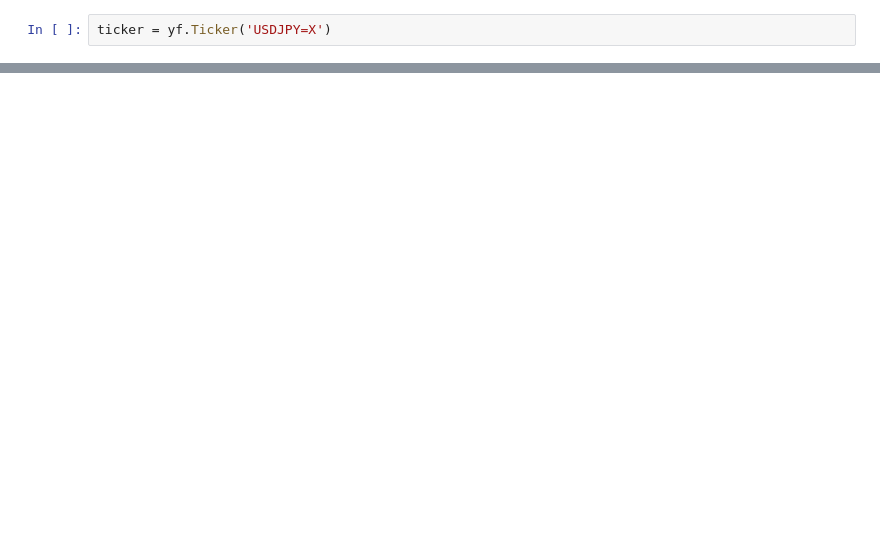
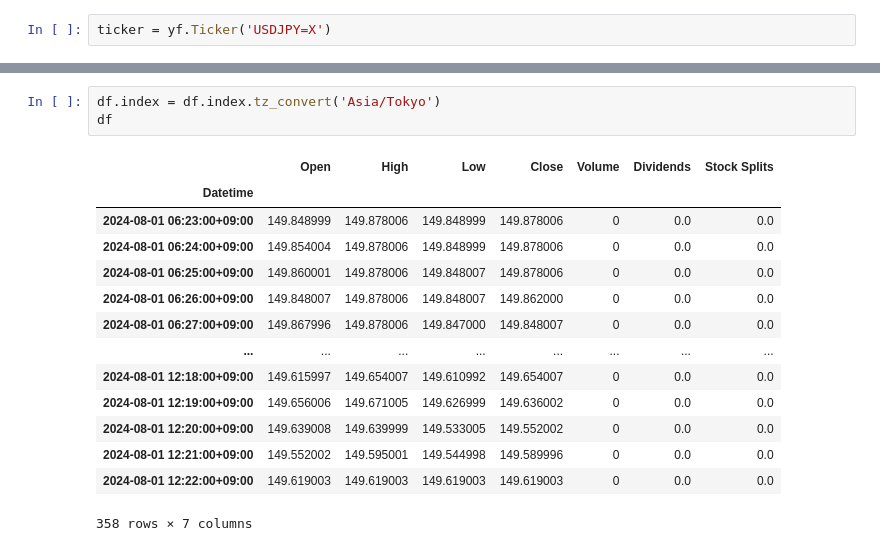
Before and after one commit to bitwalk123/stock-explorer, a Jupyter notebook: jupyter/yfinance_test_004.ipynb, the cells around one changed output, grey strips where cells are left out. Cells and saved outputs as stored; diff of their text form; blank space fills up the shorter version.

```diff
--- a/jupyter/yfinance_test_004.ipynb
+++ b/jupyter/yfinance_test_004.ipynb
@@ -47,0 +29,18 @@ ticker.history_metadata
+# %%
+df.index = df.index.tz_convert('Asia/Tokyo')
+df
+# %% [output]
+|  | Open | High | Low | Close | Volume | Dividends | Stock Splits |
+| Datetime |  |  |  |  |  |  |  |
+| 2024-08-01 06:23:00+09:00 | 149.848999 | 149.878006 | 149.848999 | 149.878006 | 0 | 0.0 | 0.0 |
+| 2024-08-01 06:24:00+09:00 | 149.854004 | 149.878006 | 149.848999 | 149.878006 | 0 | 0.0 | 0.0 |
+| 2024-08-01 06:25:00+09:00 | 149.860001 | 149.878006 | 149.848007 | 149.878006 | 0 | 0.0 | 0.0 |
+| 2024-08-01 06:26:00+09:00 | 149.848007 | 149.878006 | 149.848007 | 149.862000 | 0 | 0.0 | 0.0 |
+| 2024-08-01 06:27:00+09:00 | 149.867996 | 149.878006 | 149.847000 | 149.848007 | 0 | 0.0 | 0.0 |
+| ... | ... | ... | ... | ... | ... | ... | ... |
+| 2024-08-01 12:18:00+09:00 | 149.615997 | 149.654007 | 149.610992 | 149.654007 | 0 | 0.0 | 0.0 |
+| 2024-08-01 12:19:00+09:00 | 149.656006 | 149.671005 | 149.626999 | 149.636002 | 0 | 0.0 | 0.0 |
+| 2024-08-01 12:20:00+09:00 | 149.639008 | 149.639999 | 149.533005 | 149.552002 | 0 | 0.0 | 0.0 |
+| 2024-08-01 12:21:00+09:00 | 149.552002 | 149.595001 | 149.544998 | 149.589996 | 0 | 0.0 | 0.0 |
+| 2024-08-01 12:22:00+09:00 | 149.619003 | 149.619003 | 149.619003 | 149.619003 | 0 | 0.0 | 0.0 |
+358 rows × 7 columns
```
Also changed, not shown: parts of 5 cells of this notebook, 1 other file.
